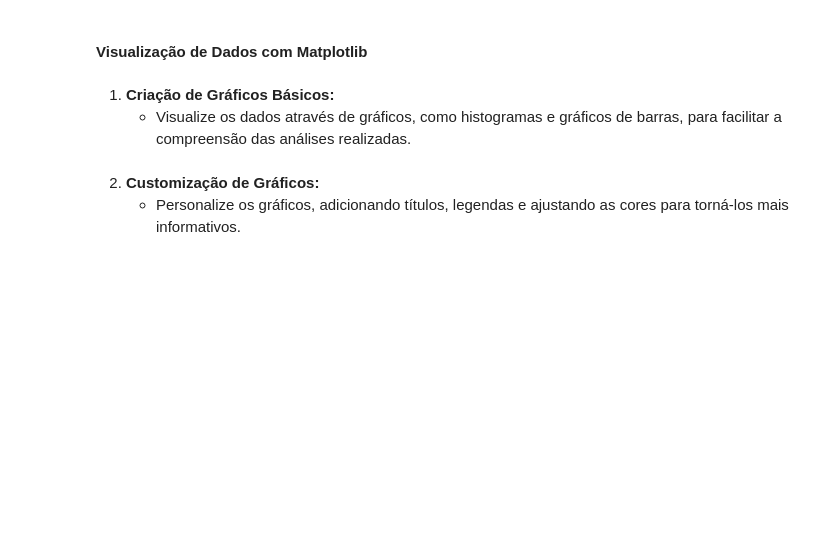
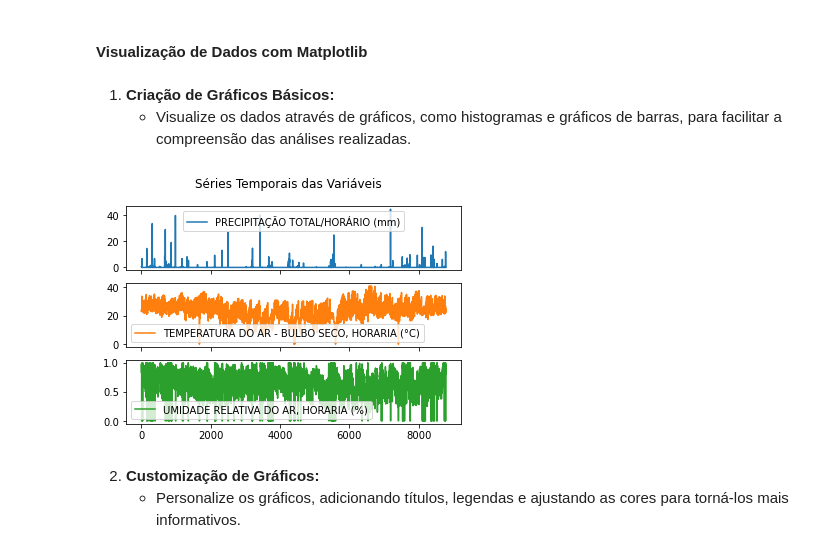
Before and after one commit to reprograma/on35-python-s13-projeto-guiado-II, a Jupyter notebook: exercicios/projeto-guiado/projeto-jamile.ipynb, the cells around one changed output. Drawn from its saved outputs; the diff is of its cells as text; code cells hidden in the pictures; blank space fills up the shorter version.

```diff
--- a/exercicios/projeto-guiado/projeto-jamile.ipynb
+++ b/exercicios/projeto-guiado/projeto-jamile.ipynb
@@ -210,0 +217,6 @@ dtype: object
+# %%
+df['Data e Hora'] = df['Data'] + ' ' + df['Hora UTC']
+# %%
+df['Data e Hora'] = pd.to_datetime(df['Data e Hora'],errors='coerce')
+# %%
+df['Data e Hora BR'] = df['Data e Hora'].dt.tz_localize('UTC').dt.tz_convert('America/Sao_Paulo').dt.strftime('%d/%m/%Y %H:%M')
@@ -210,0 +237,3 @@ dtype: object
+# %%
+df = df[['Data','Hora UTC','Data e Hora','Data e Hora BR','PRECIPITAÇÃO TOTAL/HORÁRIO (mm)','TEMPERATURA DO AR - BULBO SECO, HORARIA (°C)','TEMPERATURA DO PONTO DE ORVALHO (°C)','UMIDADE RELATIVA DO AR, HORARIA (%)','RADIACAO GLOBAL (Kj/m²)','VENTO, DIREÇÃO HORARIA (°gr)','VENTO, VELOCIDADE HORARIA (m/s)']]
+df.head()
@@ -221,6 +344,13 @@ dtype: object
 # %% [markdown]
 1. **Criação de Gráficos Básicos:**
    - Visualize os dados através de gráficos, como histogramas e gráficos de barras, para facilitar a compreensão das análises realizadas.
+# %%
+df[['PRECIPITAÇÃO TOTAL/HORÁRIO (mm)', 'TEMPERATURA DO AR - BULBO SECO, HORARIA (°C)',
+    'UMIDADE RELATIVA DO AR, HORARIA (%)']].plot(subplots=True)
+plt.suptitle('Séries Temporais das Variáveis')
+plt.show()
+# %% [output]
+[figure, added]
 # %% [markdown]
 2. **Customização de Gráficos:**
    - Personalize os gráficos, adicionando títulos, legendas e ajustando as cores para torná-los mais informativos.
```
Also changed, not shown: parts of 19 cells of this notebook, 1 other file.
